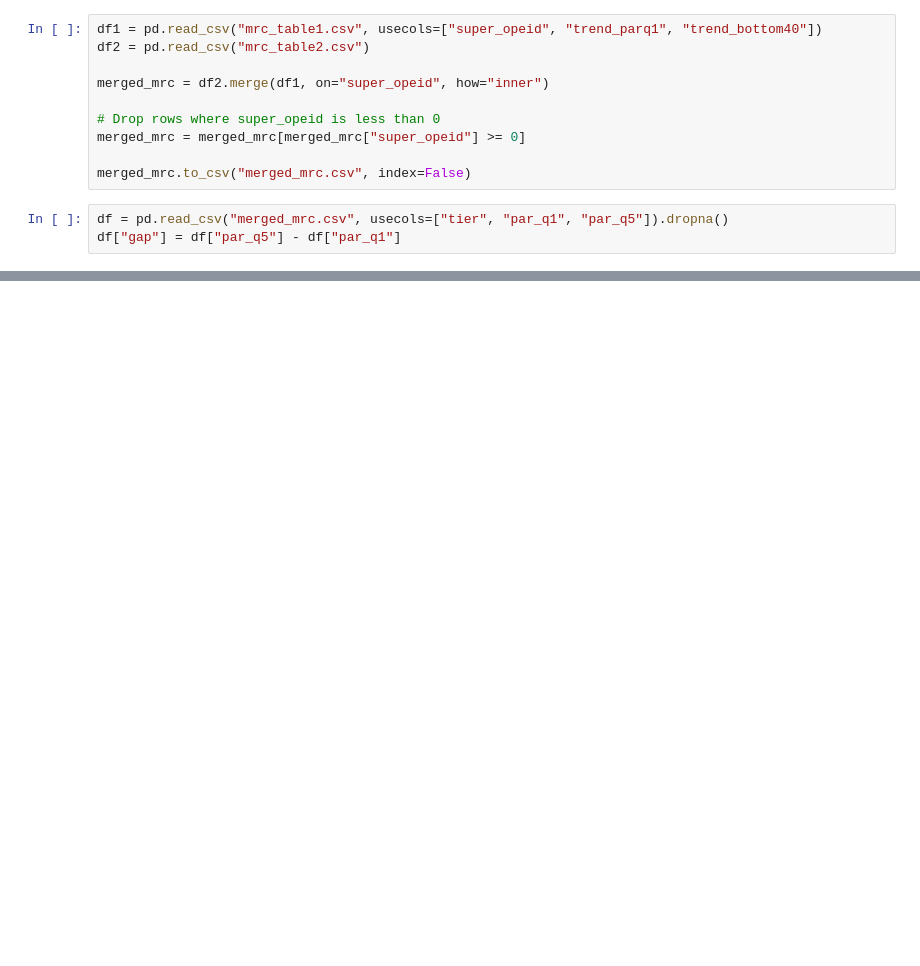
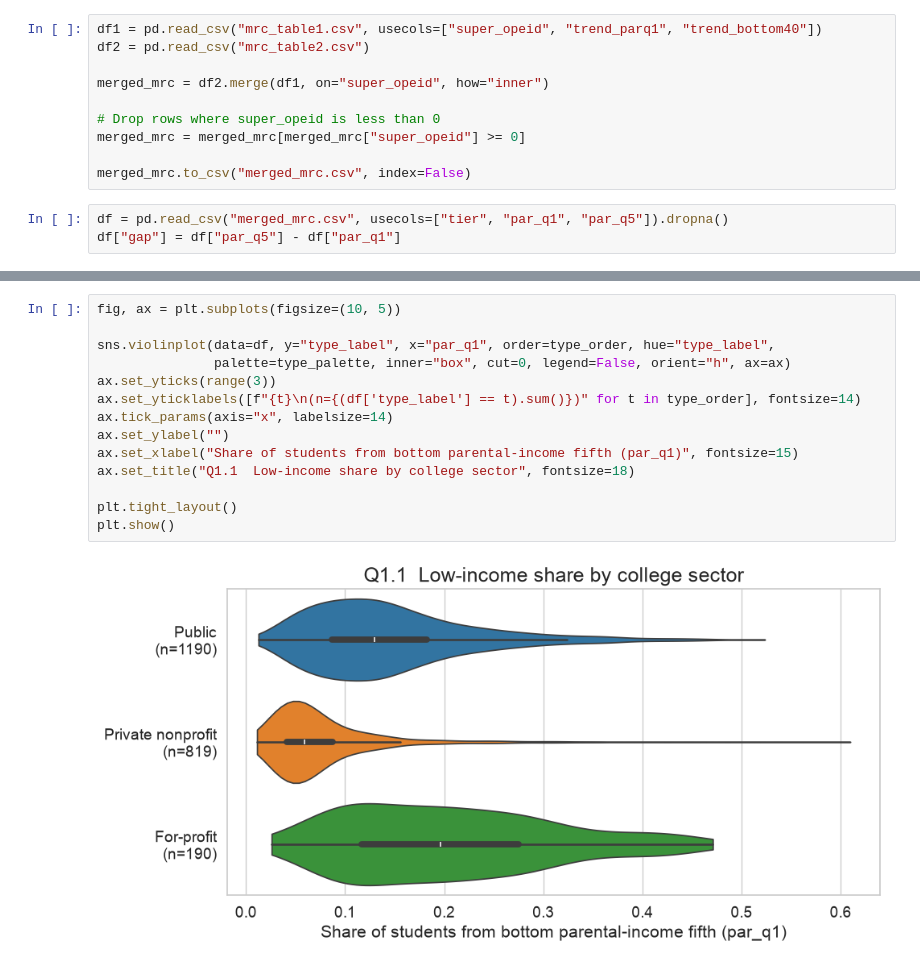
Before and after one commit to rakija7/tetrarchy, a Jupyter notebook: Merge_MRC.ipynb, the cells around one changed output, grey strips where cells are left out. Drawn from its saved outputs; the diff is of its cells as text; blank space fills up the shorter version.

```diff
--- a/Merge_MRC.ipynb
+++ b/Merge_MRC.ipynb
@@ -29,0 +57,16 @@ plt.show()
+# %%
+fig, ax = plt.subplots(figsize=(10, 5))
+
+sns.violinplot(data=df, y="type_label", x="par_q1", order=type_order, hue="type_label",
+               palette=type_palette, inner="box", cut=0, legend=False, orient="h", ax=ax)
+ax.set_yticks(range(3))
+ax.set_yticklabels([f"{t}\n(n={(df['type_label'] == t).sum()})" for t in type_order], fontsize=14)
+ax.tick_params(axis="x", labelsize=14)
+ax.set_ylabel("")
+ax.set_xlabel("Share of students from bottom parental-income fifth (par_q1)", fontsize=15)
+ax.set_title("Q1.1  Low-income share by college sector", fontsize=18)
+
+plt.tight_layout()
+plt.show()
+# %% [output]
+[figure, added]
```
Also changed, not shown: parts of 18 cells of this notebook, 2 other files.
